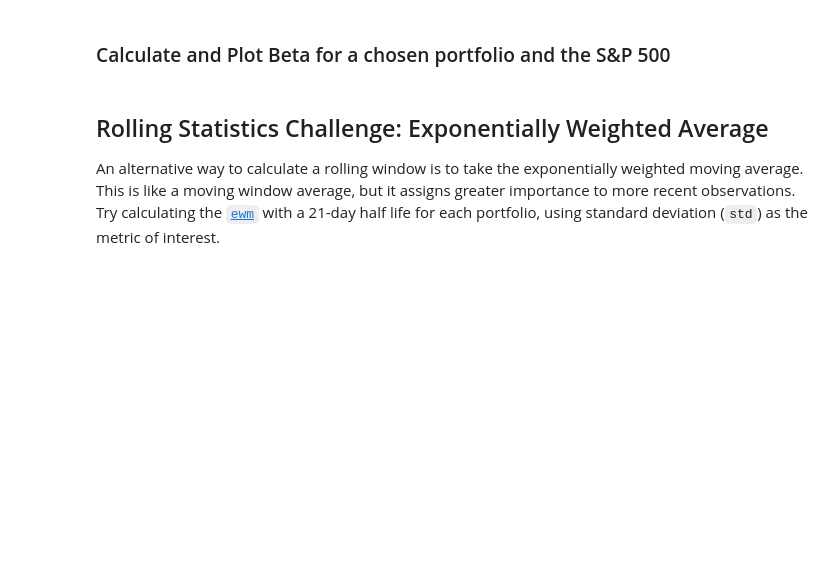
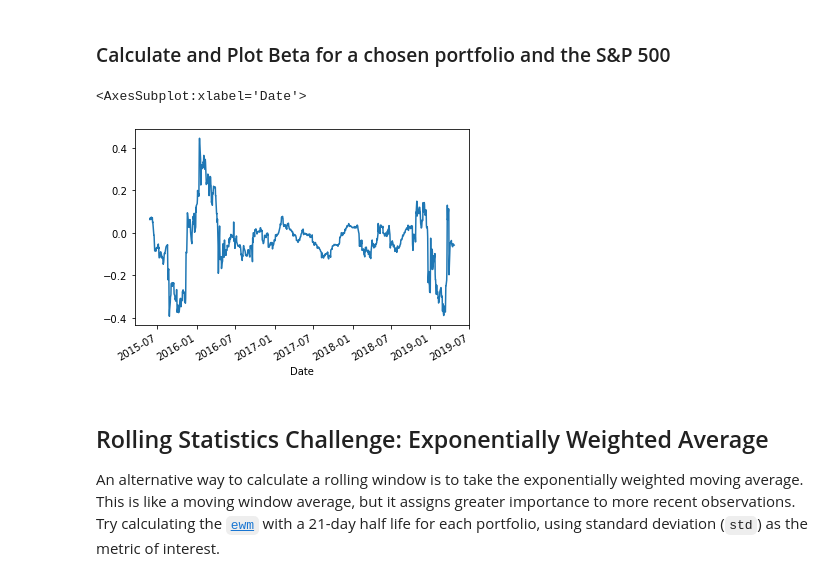
Before and after one commit to kylecase/pandas-homework, a Jupyter notebook: whale_analysis.ipynb, the cells around one changed output. Drawn from its saved outputs; the diff is of its cells as text; code cells hidden in the pictures; blank space fills up the shorter version.

```diff
--- a/whale_analysis.ipynb
+++ b/whale_analysis.ipynb
@@ -239,15 +249,19 @@ sn.heatmap(correlation)
 ### Calculate and Plot Beta for a chosen portfolio and the S&P 500
 # %%
 # Calculate covariance of a single portfolio
-covariance_algo1 = combined_df['Algo 1'].cov(combined_df["S&P"])
+covariance_algo1 = combined_df['Algo 1'].rolling(window=60).cov(combined_df["S&P"])
 
 # Calculate variance of S&P 500
 sp_variance = combined_df['S&P'].var()
 
 # Computing beta
 algo_1_beta = covariance_algo1 / sp_variance
 
 # Plot beta trend
+algo_1_beta.plot()
+# %% [output]
+<AxesSubplot:xlabel='Date'>
+[figure, added]
 # %% [markdown]
 ## Rolling Statistics Challenge: Exponentially Weighted Average
 
```
Also changed, not shown: parts of 3 cells of this notebook.
